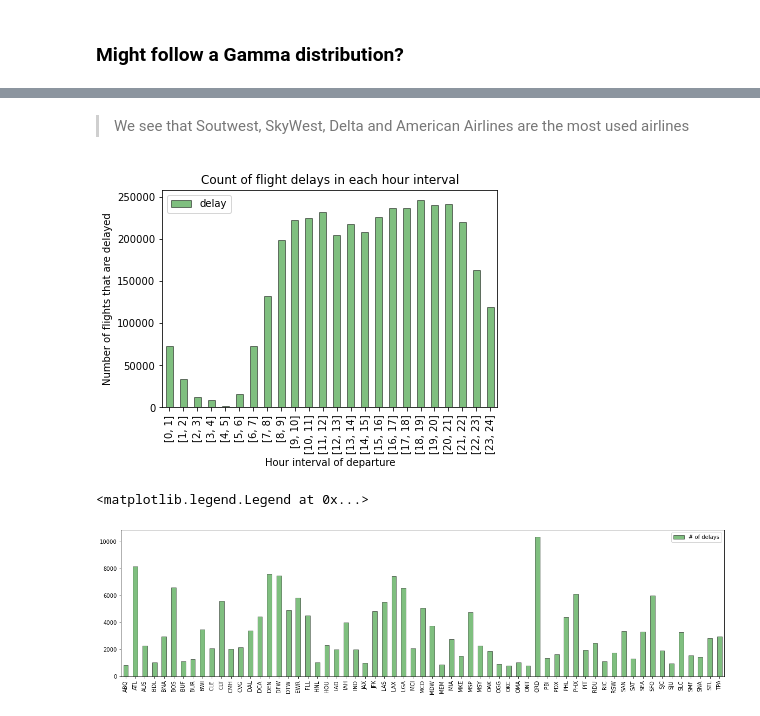
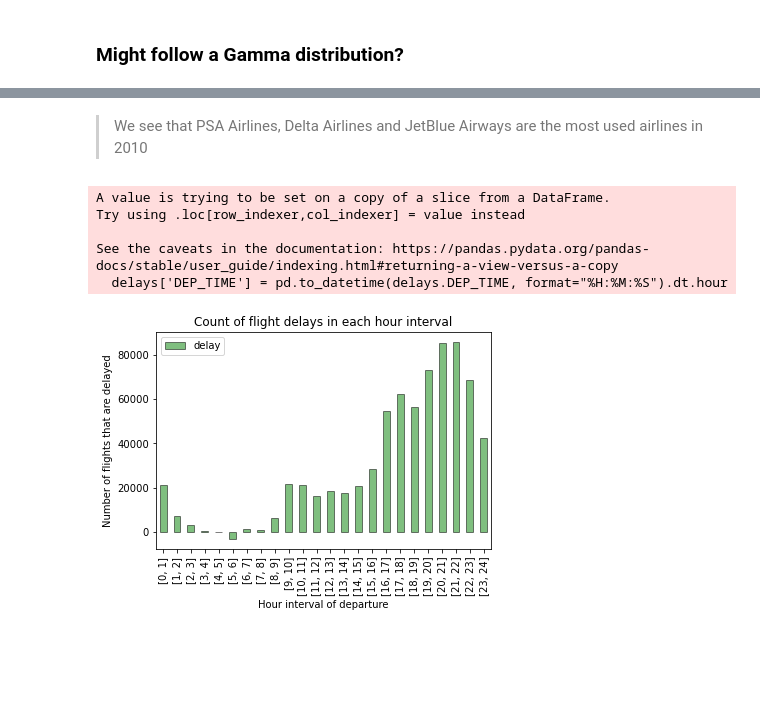
Before and after one commit to JCRL21/ModelML_project, a Jupyter notebook: exploratory.ipynb, the cells around one changed output, grey strips where cells are left out. Saved outputs shown, nothing was run; the diff lists cells and outputs as text; code cells hidden in the pictures; blank space fills up the shorter version.

```diff
--- a/exploratory.ipynb
+++ b/exploratory.ipynb
@@ -65,56 +60,44 @@ plt.ylabel('Count');
 # %% [markdown]
-> We see that Soutwest, SkyWest, Delta and American Airlines are the most used airlines
+> We see that PSA Airlines, Delta Airlines and JetBlue Airways are the most used airlines in 2010
 # %%
-delays = df[['CARRIER_DELAY', 'DEP_TIME']].loc['2018-01-01':'2018-04-01']
+delays = df[['DEP_DELAY', 'DEP_TIME']]
+delays['DEP_TIME'] = pd.to_datetime(delays.DEP_TIME, format="%H:%M:%S").dt.hour
 
 # Group by delays
-labels=["[0, 1]", "[1, 2]", "[2, 3]", "[3, 4]", "[4, 5]", "[5, 6]",  "[6, 7]", "[7, 8]", "[8, 9]", "[9, 10]", "[10, 11]", "[11, 12]", "[12, 13]", "[13, 14]", "[14, 15]", "[15, 16]", "[16, 17]", "[17, 18]", "[18, 19]", "[19, 20]", "[20, 21]", "[21, 22]", "[22, 23]", "[23, 24]"] # labels
+labels = ["[0, 1]", "[1, 2]", "[2, 3]", "[3, 4]", "[4, 5]", "[5, 6]",  "[6, 7]", "[7, 8]", "[8, 9]", "[9, 10]", "[10, 11]", "[11, 12]", "[12, 13]", "[13, 14]", "[14, 15]", "[15, 16]", "[16, 17]", "[17, 18]", "[18, 19]", "[19, 20]", "[20, 21]", "[21, 22]", "[22, 23]", "[23, 24]"] # labels
 bins= np.arange(0,25) # intervals
 X_dep = delays.copy() # Copy data frame
 X_cut = pd.cut(delays['DEP_TIME'], bins=bins, labels=labels, right=False) # cut dataframe
 X_dep['dep_group'] = X_cut # Add temp_group
 
 # Create new data frame
 cols = ['delay']
 df_dep = pd.DataFrame(index=labels, columns=cols)
 
 # take values
-values = X_dep.groupby(['dep_group', 'CARRIER_DELAY']).size()
+values = X_dep.groupby(['dep_group', 'DEP_DELAY']).size()
 
 
 # Loop
 for idx, t in enumerate(labels):
     # Assign total number of crimes
-    df_dep.delay[idx] = X_dep[X_dep.dep_group == t]['CARRIER_DELAY'].sum()
+    df_dep.delay[idx] = X_dep[X_dep.dep_group == t]['DEP_DELAY'].sum()
 
 
 # Add column and reset index
 df_dep['dep_group'] = labels
 df_dep = df_dep.reset_index().drop('index', axis=1)
 
 # Plot the data frame in each group
 df_dep.set_index('dep_group', inplace=True)
 ax = df_dep.plot.bar(color='green', alpha=0.5, edgecolor='black')
 ax.set_xlabel('Hour interval of departure')
 ax.set_ylabel('Number of flights that are delayed')
 ax.set_title('Count of flight delays in each hour interval');
 # %% [output]
+A value is trying to be set on a copy of a slice from a DataFrame.
+Try using .loc[row_indexer,col_indexer] = value instead
+
+See the caveats in the documentation: https://pandas.pydata.org/pandas-docs/stable/user_guide/indexing.html#returning-a-view-versus-a-copy
+  delays['DEP_TIME'] = pd.to_datetime(delays.DEP_TIME, format="%H:%M:%S").dt.hour
-[figure, old version]
+[figure, new version]
-# %%
-# Number of flights from origin
-df_orig = df.filter(regex='ORIGIN')
-df_orig = df_orig.sum()
-
-# Get labels
-labs = []
-lst_idx = list(df_orig.index)
-for i in range(len(lst_idx)):
-    labs.append(lst_idx[i].replace('ORIGIN_', ''))
-
-
-df_orig = df_orig.set_axis(labs)
-df_orig.plot.bar(color='green', alpha=0.5, edgecolor='black', rot=90, label='# of delays', figsize=(20,5))
-plt.legend()
-# %% [output]
-<matplotlib.legend.Legend at 0x...>
-[figure, removed]
```
Also changed, not shown: parts of 7 cells of this notebook, 1 other file.
